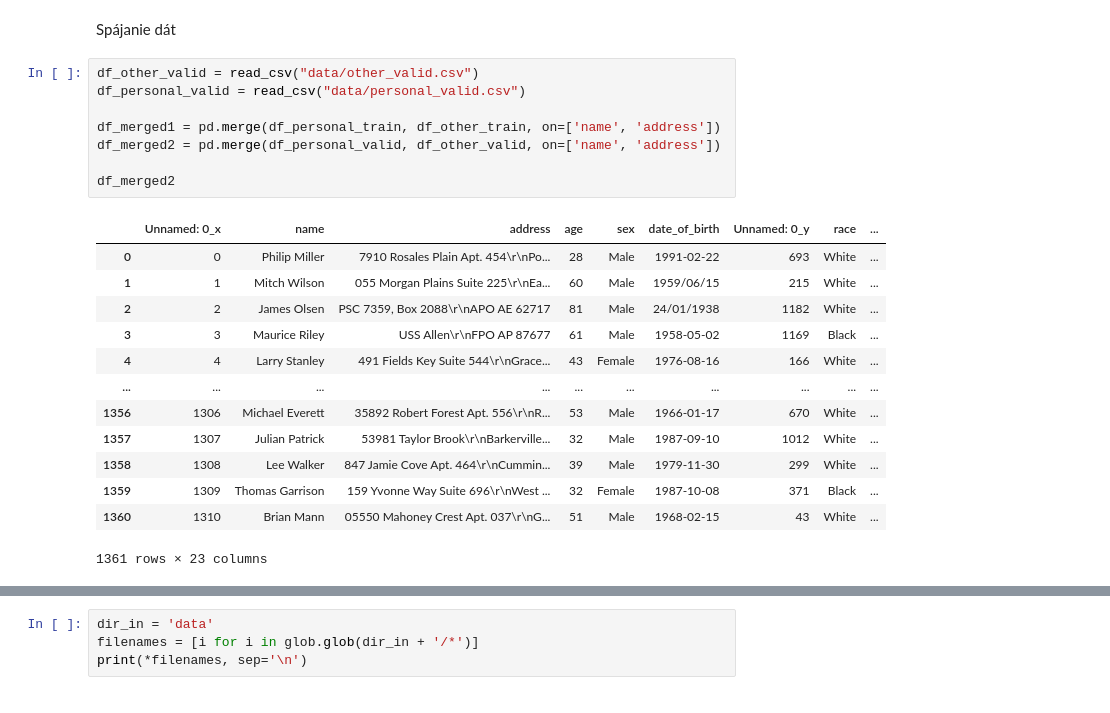
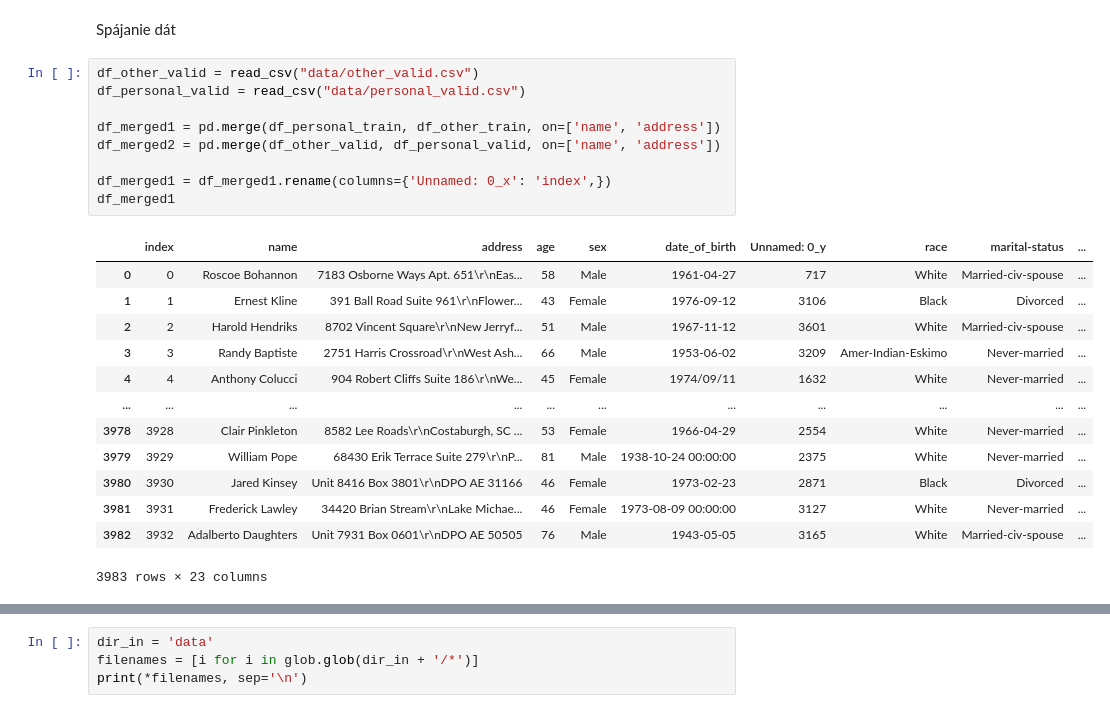
Before and after one commit to martinkukucka/IAU_Projekt, a Jupyter notebook: Projekt/projekt.ipynb, the cells around one changed output, grey strips where cells are left out. Saved outputs shown, nothing was run; the diff lists cells and outputs as text.

```diff
--- a/Projekt/projekt.ipynb
+++ b/Projekt/projekt.ipynb
@@ -287,22 +294,23 @@ Spájanie dát
 # %%
 df_other_valid = read_csv("data/other_valid.csv")
 df_personal_valid = read_csv("data/personal_valid.csv")
 
 df_merged1 = pd.merge(df_personal_train, df_other_train, on=['name', 'address'])
-df_merged2 = pd.merge(df_personal_valid, df_other_valid, on=['name', 'address'])
+df_merged2 = pd.merge(df_other_valid, df_personal_valid, on=['name', 'address'])
 
-df_merged2
+df_merged1 = df_merged1.rename(columns={'Unnamed: 0_x': 'index',})
+df_merged1
 # %% [output]
-|  | Unnamed: 0_x | name | address | age | sex | date_of_birth | Unnamed: 0_y | race | ... |
-| 0 | 0 | Philip Miller | 7910 Rosales Plain Apt. 454\r\nPo... | 28 | Male | 1991-02-22 | 693 | White | ... |
-| 1 | 1 | Mitch Wilson | 055 Morgan Plains Suite 225\r\nEa... | 60 | Male | 1959/06/15 | 215 | White | ... |
-| 2 | 2 | James Olsen | PSC 7359, Box 2088\r\nAPO AE 62717 | 81 | Male | 24/01/1938 | 1182 | White | ... |
-| 3 | 3 | Maurice Riley | USS Allen\r\nFPO AP 87677 | 61 | Male | 1958-05-02 | 1169 | Black | ... |
-| 4 | 4 | Larry Stanley | 491 Fields Key Suite 544\r\nGrace... | 43 | Female | 1976-08-16 | 166 | White | ... |
-| ... | ... | ... | ... | ... | ... | ... | ... | ... | ... |
-| 1356 | 1306 | Michael Everett | 35892 Robert Forest Apt. 556\r\nR... | 53 | Male | 1966-01-17 | 670 | White | ... |
-| 1357 | 1307 | Julian Patrick | 53981 Taylor Brook\r\nBarkerville... | 32 | Male | 1987-09-10 | 1012 | White | ... |
-| 1358 | 1308 | Lee Walker | 847 Jamie Cove Apt. 464\r\nCummin... | 39 | Male | 1979-11-30 | 299 | White | ... |
-| 1359 | 1309 | Thomas Garrison | 159 Yvonne Way Suite 696\r\nWest ... | 32 | Female | 1987-10-08 | 371 | Black | ... |
-| 1360 | 1310 | Brian Mann | 05550 Mahoney Crest Apt. 037\r\nG... | 51 | Male | 1968-02-15 | 43 | White | ... |
+|  | index | name | address | age | sex | date_of_birth | Unnamed: 0_y | race | marital-status | ... |
+| 0 | 0 | Roscoe Bohannon | 7183 Osborne Ways Apt. 651\r\nEas... | 58 | Male | 1961-04-27 | 717 | White | Married-civ-spouse | ... |
+| 1 | 1 | Ernest Kline | 391 Ball Road Suite 961\r\nFlower... | 43 | Female | 1976-09-12 | 3106 | Black | Divorced | ... |
+| 2 | 2 | Harold Hendriks | 8702 Vincent Square\r\nNew Jerryf... | 51 | Male | 1967-11-12 | 3601 | White | Married-civ-spouse | ... |
+| 3 | 3 | Randy Baptiste | 2751 Harris Crossroad\r\nWest Ash... | 66 | Male | 1953-06-02 | 3209 | Amer-Indian-Eskimo | Never-married | ... |
+| 4 | 4 | Anthony Colucci | 904 Robert Cliffs Suite 186\r\nWe... | 45 | Female | 1974/09/11 | 1632 | White | Never-married | ... |
+| ... | ... | ... | ... | ... | ... | ... | ... | ... | ... | ... |
+| 3978 | 3928 | Clair Pinkleton | 8582 Lee Roads\r\nCostaburgh, SC ... | 53 | Female | 1966-04-29 | 2554 | White | Never-married | ... |
+| 3979 | 3929 | William Pope | 68430 Erik Terrace Suite 279\r\nP... | 81 | Male | 1938-10-24 00:00:00 | 2375 | White | Never-married | ... |
+| 3980 | 3930 | Jared Kinsey | Unit 8416 Box 3801\r\nDPO AE 31166 | 46 | Female | 1973-02-23 | 2871 | Black | Divorced | ... |
+| 3981 | 3931 | Frederick Lawley | 34420 Brian Stream\r\nLake Michae... | 46 | Female | 1973-08-09 00:00:00 | 3127 | White | Never-married | ... |
+| 3982 | 3932 | Adalberto Daughters | Unit 7931 Box 0601\r\nDPO AE 50505 | 76 | Male | 1943-05-05 | 3165 | White | Married-civ-spouse | ... |
-1361 rows × 23 columns
+3983 rows × 23 columns
```
Also changed, not shown: parts of 5 cells of this notebook, 3 other files.
